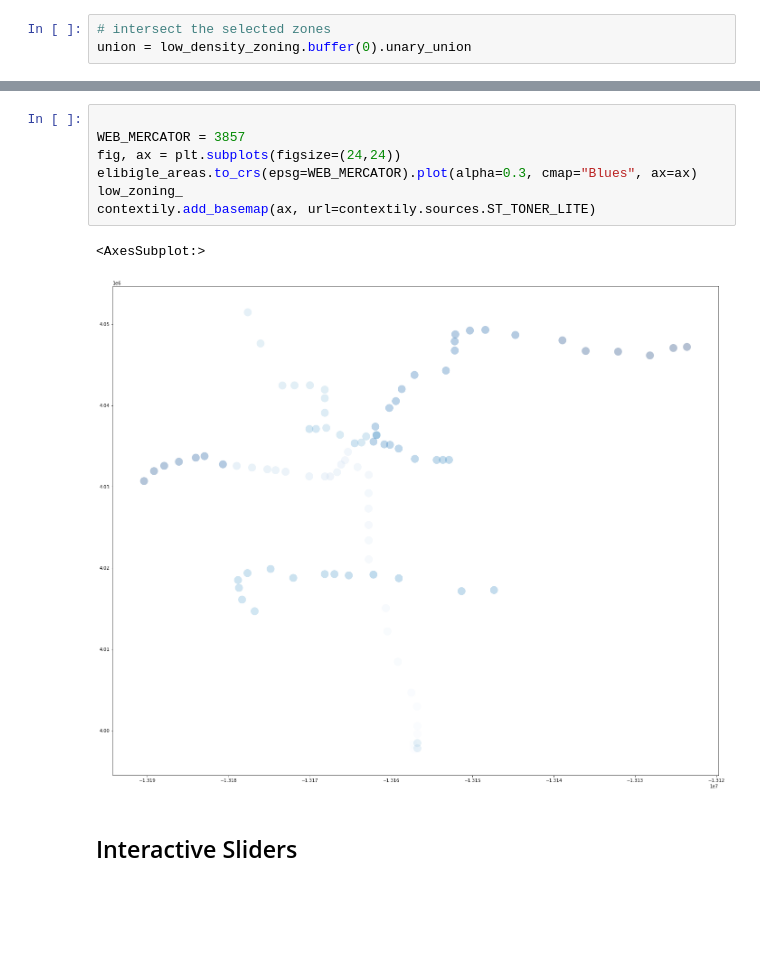
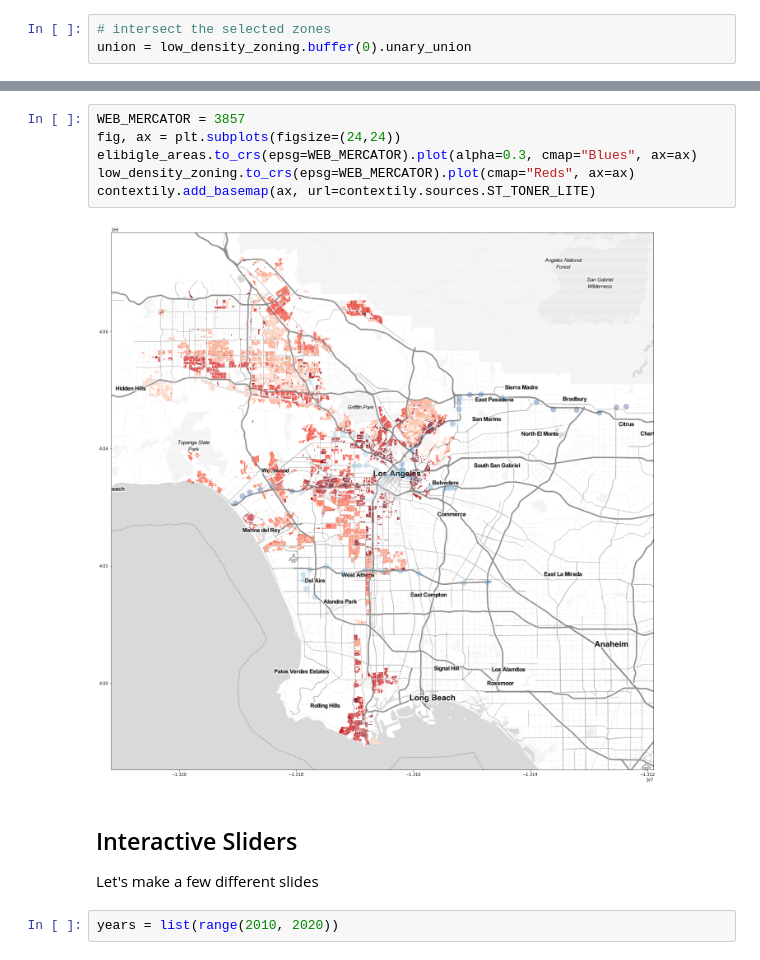
Before and after one commit to hunterowens/usc-price-workshop, a Jupyter notebook: notebooks/code-snippets.ipynb, the cells around one changed output, grey strips where cells are left out. Drawn from its saved outputs; the diff is of its cells as text; blank space fills up the shorter version.

```diff
--- a/notebooks/code-snippets.ipynb
+++ b/notebooks/code-snippets.ipynb
@@ -66,12 +72,13 @@ type(union)
 # %%
-
 WEB_MERCATOR = 3857
 fig, ax = plt.subplots(figsize=(24,24))
 elibigle_areas.to_crs(epsg=WEB_MERCATOR).plot(alpha=0.3, cmap="Blues", ax=ax)
-low_zoning_
+low_density_zoning.to_crs(epsg=WEB_MERCATOR).plot(cmap="Reds", ax=ax)
 contextily.add_basemap(ax, url=contextily.sources.ST_TONER_LITE)
 # %% [output]
-<AxesSubplot:>
-[figure, old version]
+[figure, new version]
 # %% [markdown]
 ## Interactive Sliders
+Let's make a few different slides
+# %%
+years = list(range(2010, 2020))
```
Also changed, not shown: parts of 10 cells of this notebook, 3 other files.
